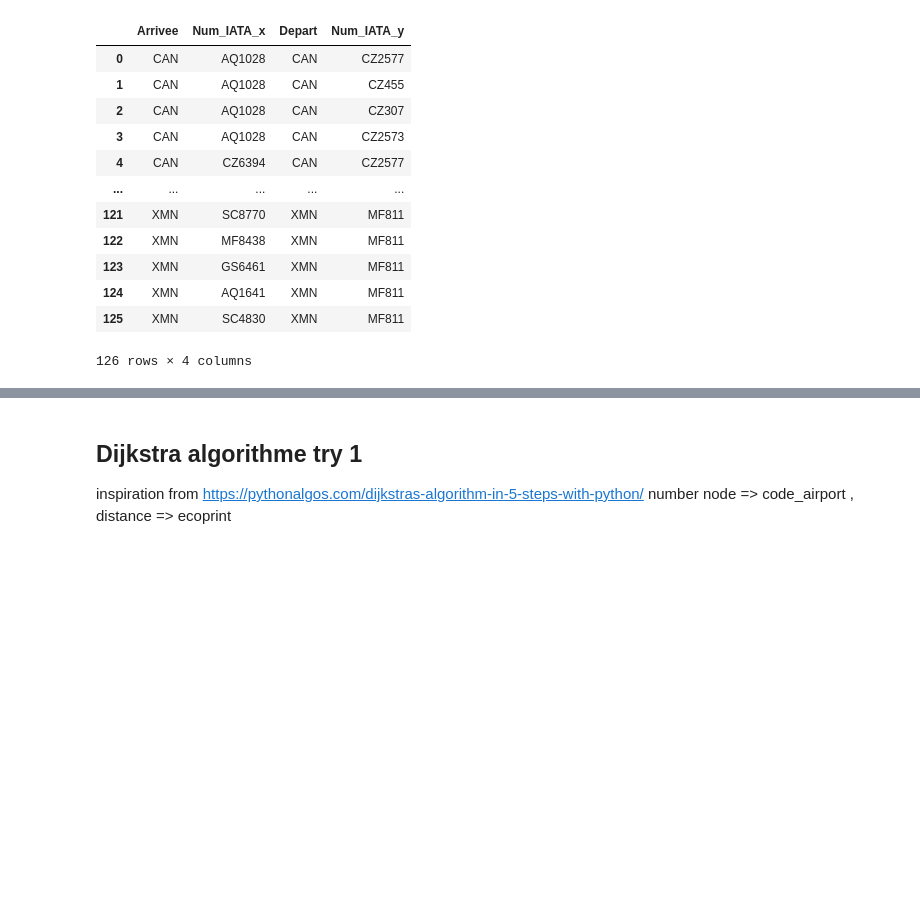
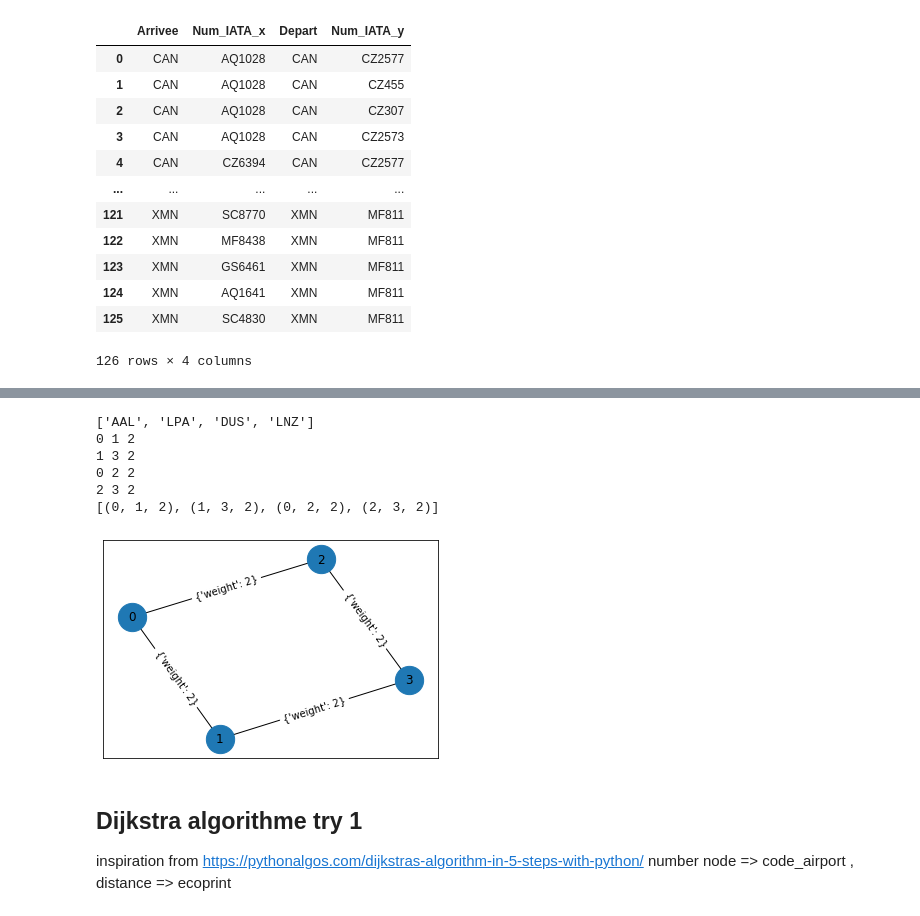
Before and after one commit to annevogel13/lifradaravion, a Jupyter notebook: NotebooksAnne/correspondance(1).ipynb, the cells around one changed output, grey strips where cells are left out. Drawn from its saved outputs; the diff is of its cells as text; code cells hidden in the pictures; blank space fills up the shorter version.

Commit message:
dessiner des gaphes auotmatique à partir de airport codes

```diff
--- a/NotebooksAnne/correspondance(1).ipynb
+++ b/NotebooksAnne/correspondance(1).ipynb
@@ -112,3 +127,27 @@ plt.show()
+# %%
+# werkt voor 'AAL' naar 'LNZ'
+list1 = correspondance_1airport_int('AAL', 'LNZ')
+graphe_test = nx.Graph()
+
+
+creation_edges(list1, graphe_test, [], 'AAL', 'LNZ')
+# %% [output]
+['AAL', 'LPA', 'DUS', 'LNZ']
+0 1 2
+1 3 2
+0 2 2
+2 3 2
+[(0, 1, 2), (1, 3, 2), (0, 2, 2), (2, 3, 2)]
+# %%
+pos = nx.spring_layout(graphe_test)
+nx.draw_networkx_nodes(graphe_test, pos, node_size = 800)
+nx.draw_networkx_edges(graphe_test,pos, edgelist= graphe_test.edges(), edge_color='black')
+nx.draw_networkx_labels(graphe_test, pos)
+nx.draw_networkx_edge_labels(graphe_test, pos)
+
+plt.show()
+# %% [output]
+[figure, added]
 # %% [markdown]
 ## Dijkstra algorithme try 1
 inspiration from https://pythonalgos.com/dijkstras-algorithm-in-5-steps-with-python/
```
Also changed, not shown: parts of 8 cells of this notebook.
